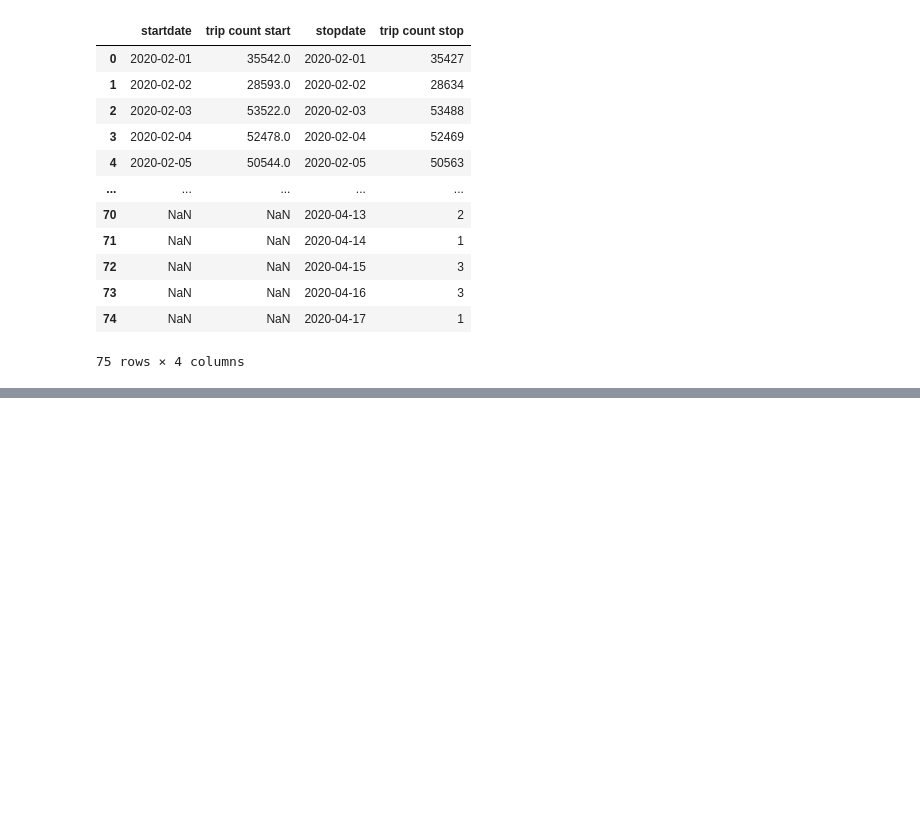
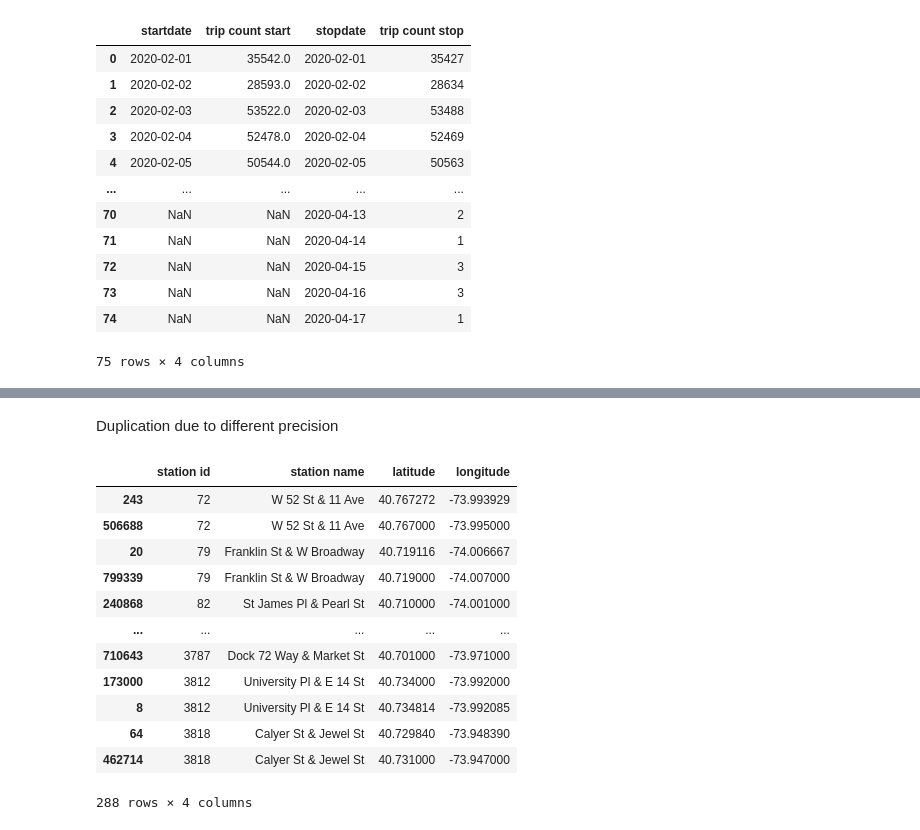
Before and after one commit to mahouoji/MobilityChange, a Jupyter notebook: data_cleaning/citibike_cleaning.ipynb, the cells around one changed output, grey strips where cells are left out. Saved outputs shown, nothing was run; the diff lists cells and outputs as text; code cells hidden in the pictures; blank space fills up the shorter version.

```diff
--- a/data_cleaning/citibike_cleaning.ipynb
+++ b/data_cleaning/citibike_cleaning.ipynb
@@ -123 +124,19 @@ station_df
 1049 rows × 4 columns
+# %% [markdown]
+Duplication due to different precision
+# %%
+station_df.loc[station_df.duplicated(['station id'], keep=False)] # any duplications?
+# %% [output]
+|  | station id | station name | latitude | longitude |
+| 243 | 72 | W 52 St & 11 Ave | 40.767272 | -73.993929 |
+| 506688 | 72 | W 52 St & 11 Ave | 40.767000 | -73.995000 |
+| 20 | 79 | Franklin St & W Broadway | 40.719116 | -74.006667 |
+| 799339 | 79 | Franklin St & W Broadway | 40.719000 | -74.007000 |
+| 240868 | 82 | St James Pl & Pearl St | 40.710000 | -74.001000 |
+| ... | ... | ... | ... | ... |
+| 710643 | 3787 | Dock 72 Way & Market St | 40.701000 | -73.971000 |
+| 173000 | 3812 | University Pl & E 14 St | 40.734000 | -73.992000 |
+| 8 | 3812 | University Pl & E 14 St | 40.734814 | -73.992085 |
+| 64 | 3818 | Calyer St & Jewel St | 40.729840 | -73.948390 |
+| 462714 | 3818 | Calyer St & Jewel St | 40.731000 | -73.947000 |
+288 rows × 4 columns
```
Also changed, not shown: parts of 11 cells of this notebook.
